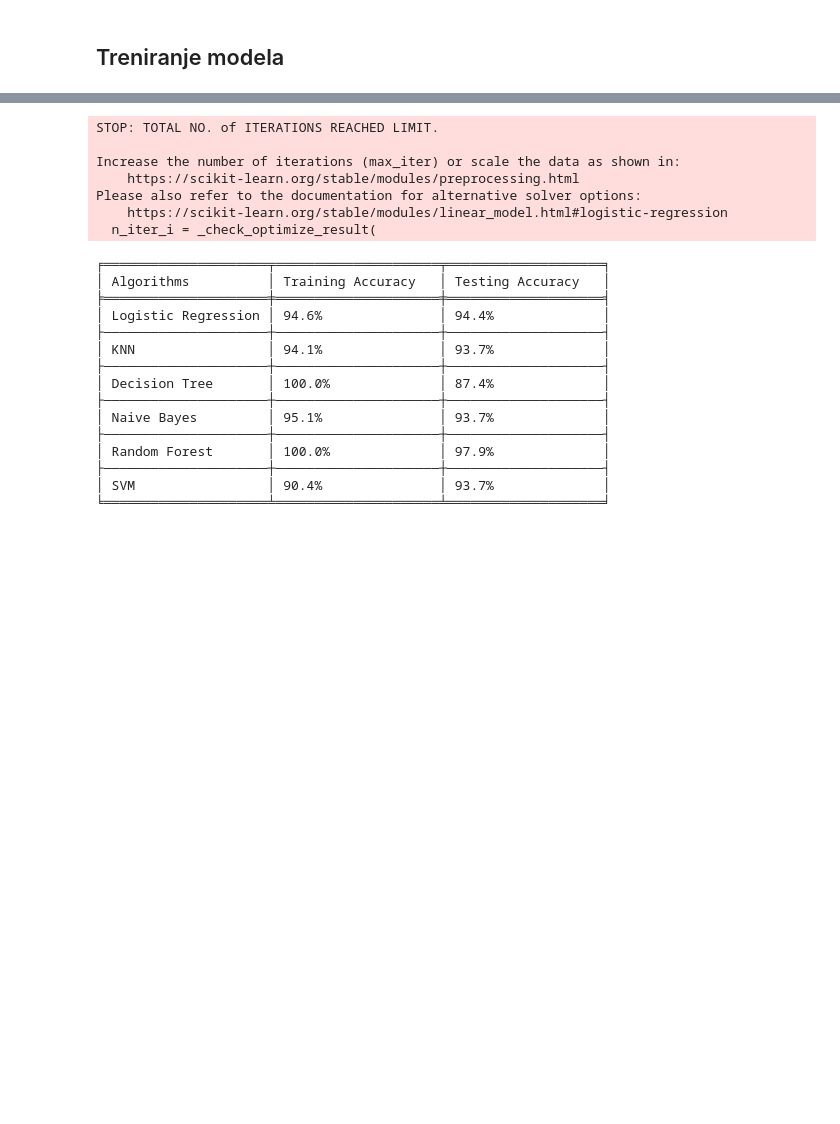
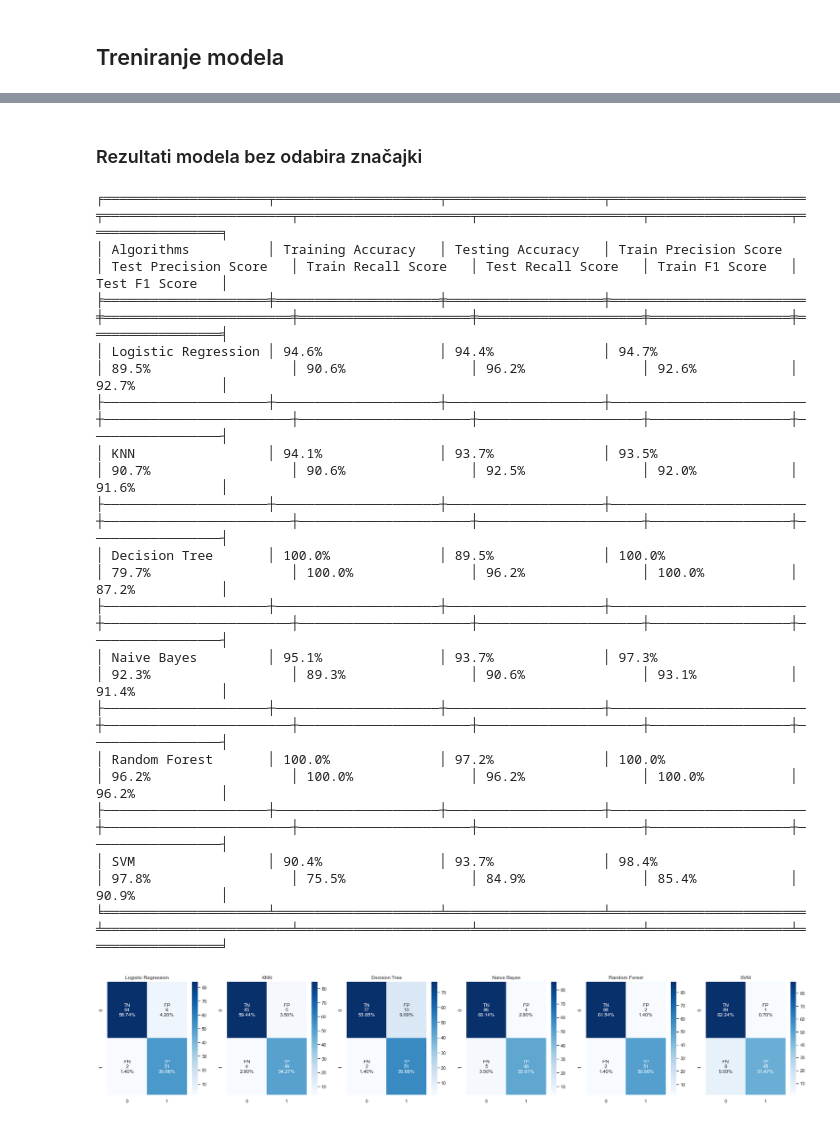
Before and after one commit to Antonio-Ilinovic/UUZOP_projekt, a Jupyter notebook: Breast_cancer_classifciation.ipynb, the cells around one changed output, grey strips where cells are left out. Drawn from its saved outputs; the diff is of its cells as text; code cells hidden in the pictures; blank space fills up the shorter version.

Commit message:
promjena prikaza rezultata treniranja i dodan odabir značajki

```diff
--- a/Breast_cancer_classifciation.ipynb
+++ b/Breast_cancer_classifciation.ipynb
@@ -512,43 +501,33 @@ SVM Classifier
-# %%
-models = [LogisticRegression(), KNeighborsClassifier(), DecisionTreeClassifier(), GaussianNB(), RandomForestClassifier(), SVC()]
-models_names = ['Logistic Regression', 'KNN', 'Decision Tree', 'Naive Bayes', 'Random Forest', 'SVM']
-
-models_train_accuracies = {}
-models_test_accuracies = {}
-
-for model, model_name in zip(models, models_names):
-    scores, cfm = train_and_evaluate_model(model)
-    models_train_accuracies[model_name] = scores['train_accuracy_score']
-    models_test_accuracies[model_name] = scores['test_accuracy_score']
-# %% [output]
-STOP: TOTAL NO. of ITERATIONS REACHED LIMIT.
-
-Increase the number of iterations (max_iter) or scale the data as shown in:
-    https://scikit-learn.org/stable/modules/preprocessing.html
-Please also refer to the documentation for alternative solver options:
-    https://scikit-learn.org/stable/modules/linear_model.html#logistic-regression
-  n_iter_i = _check_optimize_result(
-# %%
-from tabulate import tabulate
-
-table = [['Algorithms', 'Training Accuracy', 'Testing Accuracy']]
-for model_name in models_names:
-    table.append([model_name, f'{models_train_accuracies[model_name]*100:.1f}%', f'{models_test_accuracies[model_name]*100:.1f}%'])
-
-print(tabulate(table, headers='firstrow', tablefmt='fancy_grid'))
-# %% [output]
-╒═════════════════════╤═════════════════════╤════════════════════╕
-│ Algorithms          │ Training Accuracy   │ Testing Accuracy   │
-╞═════════════════════╪═════════════════════╪════════════════════╡
-│ Logistic Regression │ 94.6%               │ 94.4%              │
-├─────────────────────┼─────────────────────┼────────────────────┤
-│ KNN                 │ 94.1%               │ 93.7%              │
-├─────────────────────┼─────────────────────┼────────────────────┤
-│ Decision Tree       │ 100.0%              │ 87.4%              │
-├─────────────────────┼─────────────────────┼────────────────────┤
-│ Naive Bayes         │ 95.1%               │ 93.7%              │
-├─────────────────────┼─────────────────────┼────────────────────┤
-│ Random Forest       │ 100.0%              │ 97.9%              │
-├─────────────────────┼─────────────────────┼────────────────────┤
-│ SVM                 │ 90.4%               │ 93.7%              │
-╘═════════════════════╧═════════════════════╧════════════════════╛
+# %% [markdown]
+### Rezultati modela bez odabira značajki
+# %%
+# izrada skupa podataka za treniranje i testiranje (bez odabira značajki)
+
+train, test = train_test_split(data, test_size=0.25, random_state=0)
+
+data_columns = data.columns.values[1:]
+label_column = 'Diagnosis'
+
+train_x = train[data_columns]
+train_y = train[label_column]
+test_x = test[data_columns]
+test_y = test[label_column]
+
+evaluate_all_6_models_and_print_results(train_x, train_y, test_x, test_y)
+# %% [output]
+╒═════════════════════╤═════════════════════╤════════════════════╤═════════════════════════╤════════════════════════╤══════════════════════╤═════════════════════╤══════════════════╤═════════════════╕
+│ Algorithms          │ Training Accuracy   │ Testing Accuracy   │ Train Precision Score   │ Test Precision Score   │ Train Recall Score   │ Test Recall Score   │ Train F1 Score   │ Test F1 Score   │
+╞═════════════════════╪═════════════════════╪════════════════════╪═════════════════════════╪════════════════════════╪══════════════════════╪═════════════════════╪══════════════════╪═════════════════╡
+│ Logistic Regression │ 94.6%               │ 94.4%              │ 94.7%                   │ 89.5%                  │ 90.6%                │ 96.2%               │ 92.6%            │ 92.7%           │
+├─────────────────────┼─────────────────────┼────────────────────┼─────────────────────────┼────────────────────────┼──────────────────────┼─────────────────────┼──────────────────┼─────────────────┤
+│ KNN                 │ 94.1%               │ 93.7%              │ 93.5%                   │ 90.7%                  │ 90.6%                │ 92.5%               │ 92.0%            │ 91.6%           │
+├─────────────────────┼─────────────────────┼────────────────────┼─────────────────────────┼────────────────────────┼──────────────────────┼─────────────────────┼──────────────────┼─────────────────┤
+│ Decision Tree       │ 100.0%              │ 89.5%              │ 100.0%                  │ 79.7%                  │ 100.0%               │ 96.2%               │ 100.0%           │ 87.2%           │
+├─────────────────────┼─────────────────────┼────────────────────┼─────────────────────────┼────────────────────────┼──────────────────────┼─────────────────────┼──────────────────┼─────────────────┤
+│ Naive Bayes         │ 95.1%               │ 93.7%              │ 97.3%                   │ 92.3%                  │ 89.3%                │ 90.6%               │ 93.1%            │ 91.4%           │
+├─────────────────────┼─────────────────────┼────────────────────┼─────────────────────────┼────────────────────────┼──────────────────────┼─────────────────────┼──────────────────┼─────────────────┤
+│ Random Forest       │ 100.0%              │ 97.2%              │ 100.0%                  │ 96.2%                  │ 100.0%               │ 96.2%               │ 100.0%           │ 96.2%           │
+├─────────────────────┼─────────────────────┼────────────────────┼─────────────────────────┼────────────────────────┼──────────────────────┼─────────────────────┼──────────────────┼─────────────────┤
+│ SVM                 │ 90.4%               │ 93.7%              │ 98.4%                   │ 97.8%                  │ 75.5%                │ 84.9%               │ 85.4%            │ 90.9%           │
+╘═════════════════════╧═════════════════════╧════════════════════╧═════════════════════════╧════════════════════════╧══════════════════════╧═════════════════════╧══════════════════╧═════════════════╛
+[figure, added]
```
Also changed, not shown: parts of 17 cells of this notebook.
